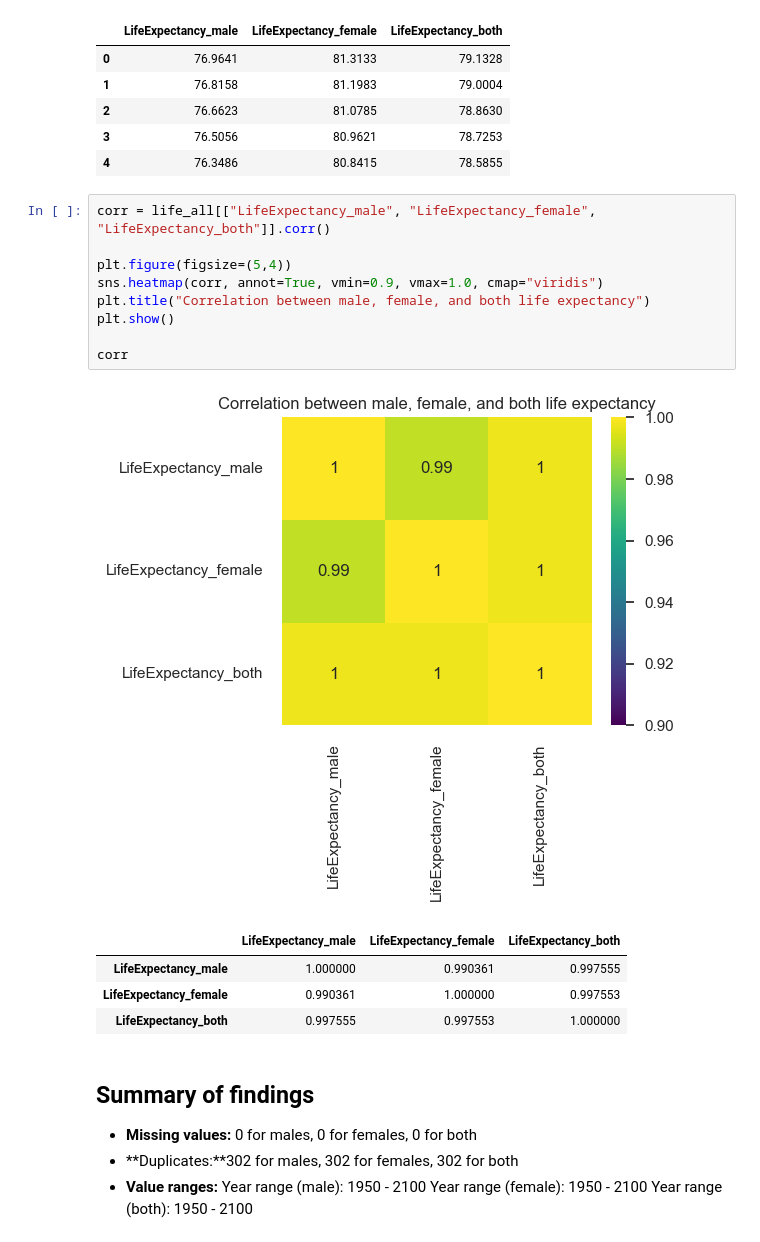
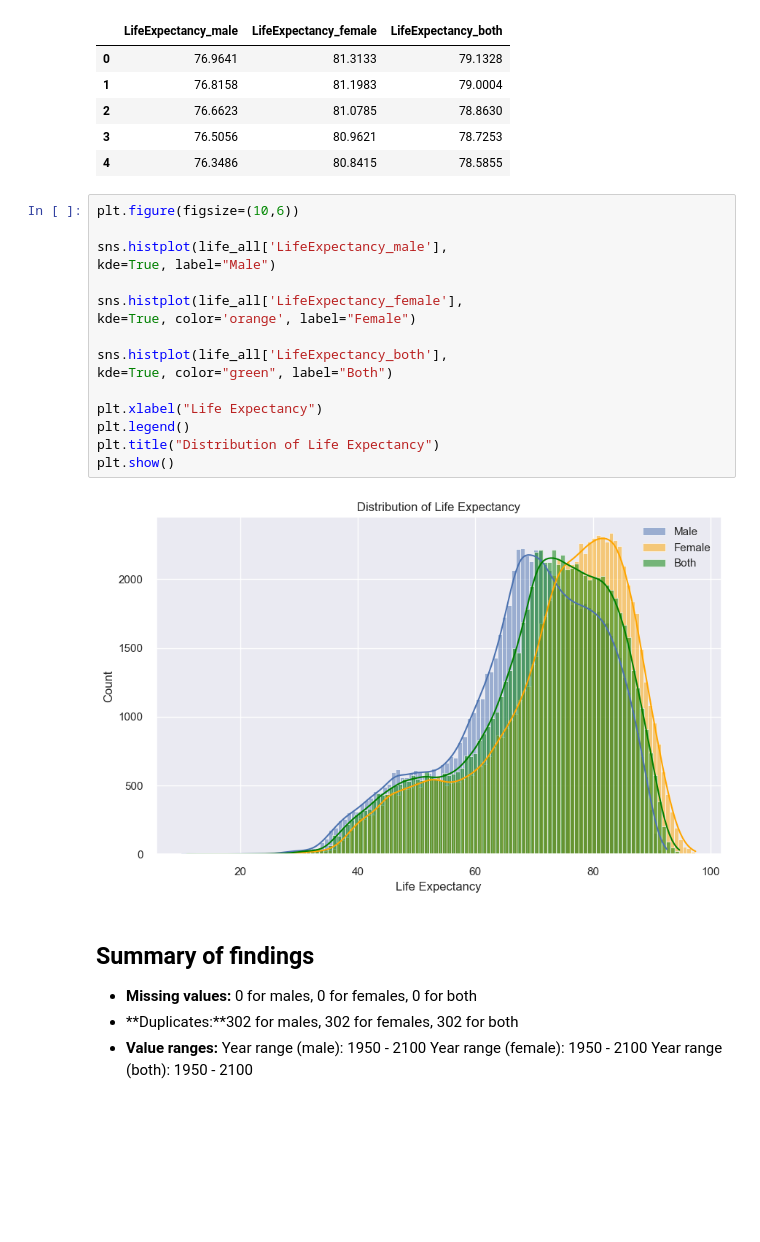
Before and after one commit to umarmohdcr7-spec/life-expectancy-education, a Jupyter notebook: notebooks/life_expectancy.ipynb, the cells around one changed output. Saved outputs shown, nothing was run; the diff lists cells and outputs as text; blank space fills up the shorter version.

Commit message:
Add histogram

```diff
--- a/notebooks/life_expectancy.ipynb
+++ b/notebooks/life_expectancy.ipynb
@@ -243,20 +243,23 @@ life_all[["LifeExpectancy_male", "LifeExpectancy_female", "LifeExpectancy_both"]
 | 3 | 76.5056 | 80.9621 | 78.7253 |
 | 4 | 76.3486 | 80.8415 | 78.5855 |
 # %%
-corr = life_all[["LifeExpectancy_male", "LifeExpectancy_female", "LifeExpectancy_both"]].corr()
+plt.figure(figsize=(10,6))
 
-plt.figure(figsize=(5,4))
-sns.heatmap(corr, annot=True, vmin=0.9, vmax=1.0, cmap="viridis")
-plt.title("Correlation between male, female, and both life expectancy")
+sns.histplot(life_all['LifeExpectancy_male'],
+kde=True, label="Male")
+
+sns.histplot(life_all['LifeExpectancy_female'],
+kde=True, color='orange', label="Female")
+
+sns.histplot(life_all['LifeExpectancy_both'],
+kde=True, color="green", label="Both")
+
+plt.xlabel("Life Expectancy")
+plt.legend()
+plt.title("Distribution of Life Expectancy")
 plt.show()
-
-corr
 # %% [output]
-[figure, old version]
+[figure, new version]
-|  | LifeExpectancy_male | LifeExpectancy_female | LifeExpectancy_both |
-| LifeExpectancy_male | 1.000000 | 0.990361 | 0.997555 |
-| LifeExpectancy_female | 0.990361 | 1.000000 | 0.997553 |
-| LifeExpectancy_both | 0.997555 | 0.997553 | 1.000000 |
 # %% [markdown]
 ## Summary of findings
 
```
